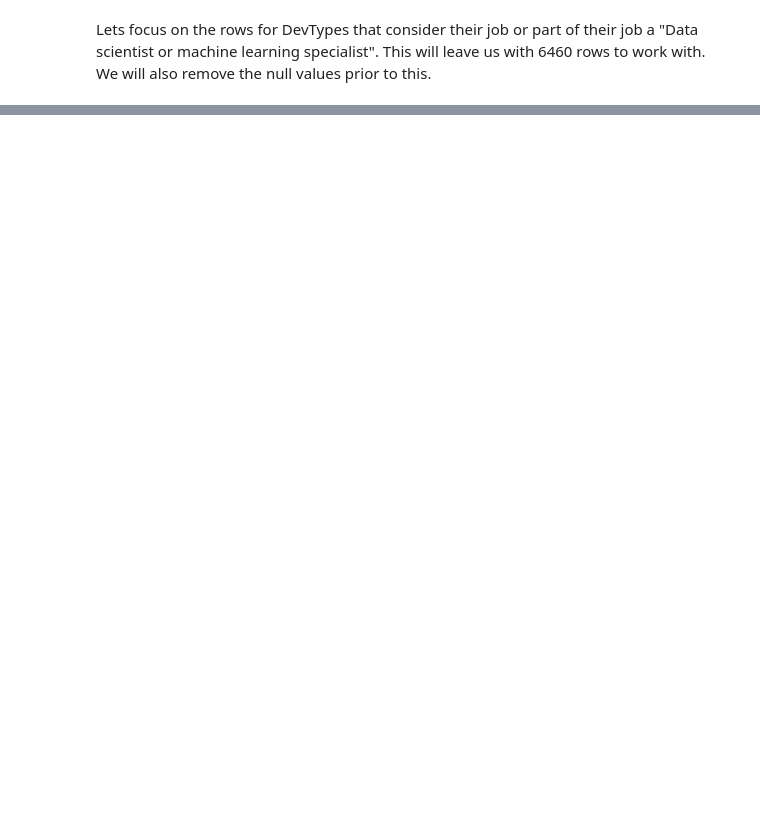
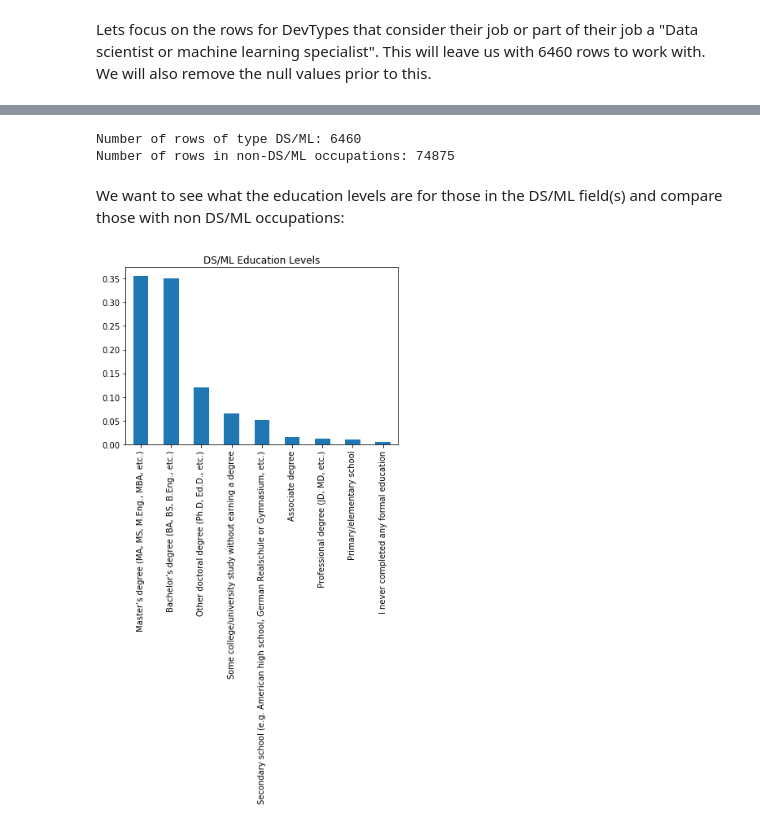
Before and after one commit to lilleboe/stackoverflow_research, a Jupyter notebook: research.ipynb, the cells around one changed output, grey strips where cells are left out. Saved outputs shown, nothing was run; the diff lists cells and outputs as text; code cells hidden in the pictures; blank space fills up the shorter version.

```diff
--- a/research.ipynb
+++ b/research.ipynb
@@ -41,7 +69,2 @@ props_df = clean_and_plot(df, list_values, col='DevType', title='Other Roles')
 # %% [markdown]
 Lets focus on the rows for DevTypes that consider their job or part of their job a "Data scientist or machine learning specialist".  This will leave us with 6460 rows to work with. We will also remove the null values prior to this.
-# %%
-df = df[df.DevType.notnull()]
-df_origin = df[df['DevType'].str.contains('Data scientist or machine learning specialist') == False]
-df = df[df['DevType'].str.contains('Data scientist or machine learning specialist')]
-print(df['DevType'].shape, df_origin.shape)
@@ -173,0 +71,17 @@ props_df = clean_and_plot(df, list_values, col='DevType', title='Other Roles')
+# %%
+df = df[df.DevType.notnull()]
+df_non_ds = df[df['DevType'].str.contains('Data scientist or machine learning specialist') == False]
+df_ds = df[df['DevType'].str.contains('Data scientist or machine learning specialist')]
+print('Number of rows of type DS/ML: {}\nNumber of rows in non-DS/ML occupations: {}'.
+      format(df_ds.shape[0], df_non_ds.shape[0]))
+# %% [output]
+Number of rows of type DS/ML: 6460
+Number of rows in non-DS/ML occupations: 74875
+# %% [markdown]
+We want to see what the education levels are for those in the DS/ML field(s) and compare those with non DS/ML occupations:
+# %%
+chart_values = df_ds.EdLevel.value_counts()
+(chart_values/df_ds.shape[0]).plot(kind="bar");
+plt.title("DS/ML Education Levels");
+# %% [output]
+[figure, added]
```
Also changed, not shown: parts of 90 cells of this notebook.
